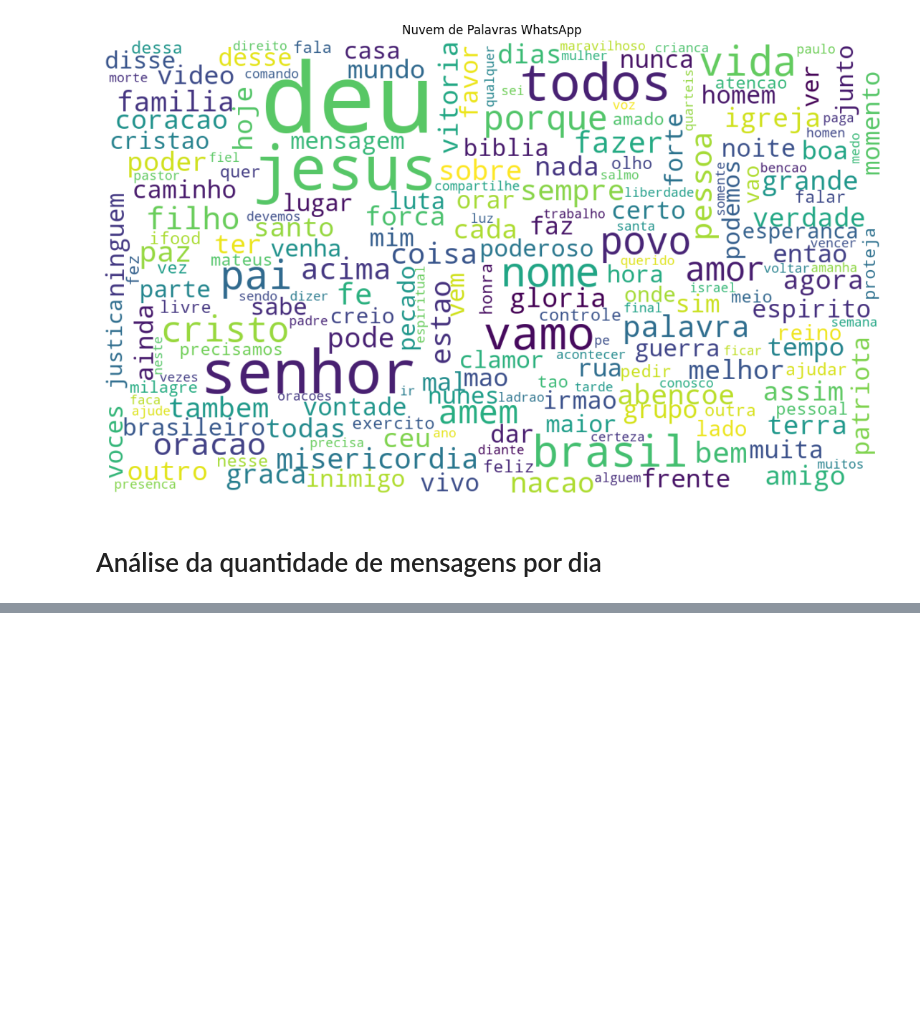
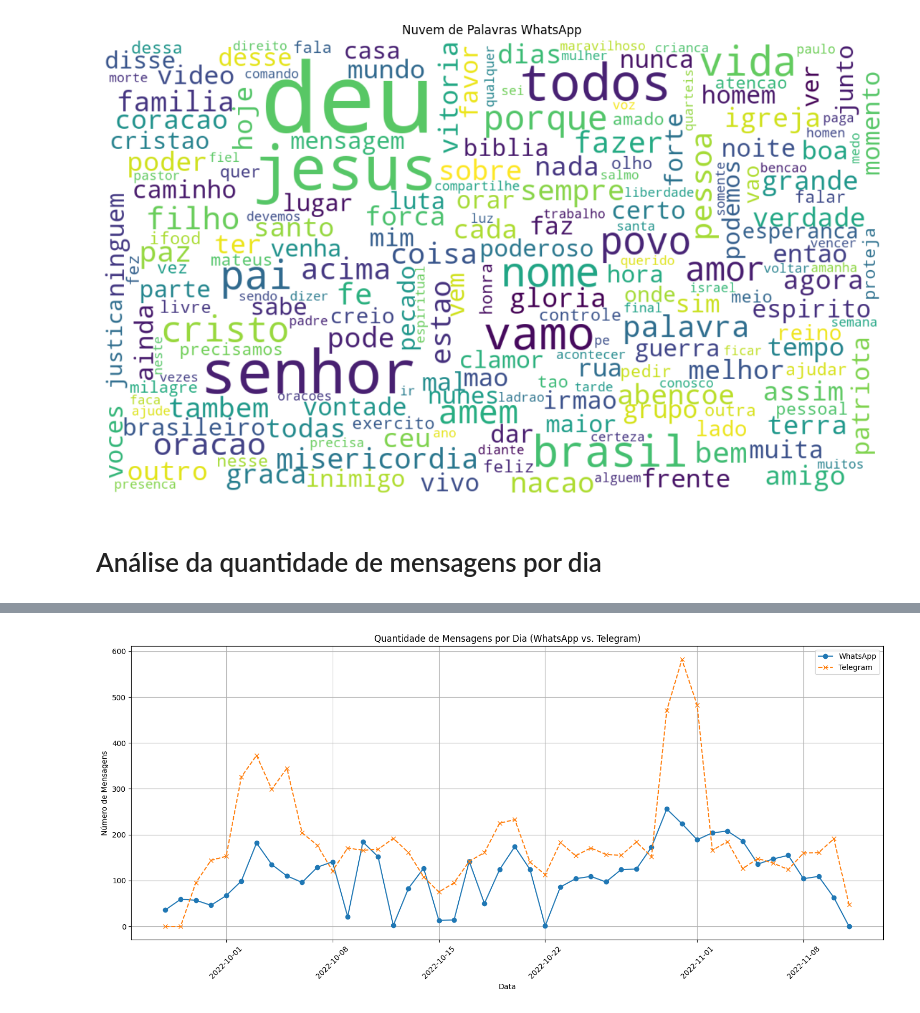
Before and after one commit to jmmfilho/fundamentalismoreligioso-whatsapp-telegram, a Jupyter notebook: notebooks/analise_dos_dados.ipynb, the cells around one changed output, grey strips where cells are left out. Cells and saved outputs as stored; diff of their text form; code cells hidden in the pictures; blank space fills up the shorter version.

```diff
--- a/notebooks/analise_dos_dados.ipynb
+++ b/notebooks/analise_dos_dados.ipynb
@@ -443,0 +399,97 @@ plt.show()
+# %%
+# =======================
+# Função auxiliar
+# =======================
+def mensagens_por_dia(df):
+    df = df.copy()
+
+    # Garantir datetime
+    df['date_message'] = pd.to_datetime(
+        df['date_message'],
+        errors='coerce'
+    )
+
+    # Contar mensagens por dia (dias sem mensagem = 0)
+    serie = (
+        df
+        .set_index('date_message')
+        .resample('D')
+        .size()
+        .fillna(0)
+    )
+
+    return serie
+
+
+# =======================
+# WhatsApp
+# =======================
+mensagens_por_dia_whatsapp = mensagens_por_dia(df_politico_whatsapp)
+
+# =======================
+# Telegram
+# =======================
+mensagens_por_dia_telegram = mensagens_por_dia(df_politico_telegram)
+
+
+# =======================
+# Alinhar intervalo temporal
+# =======================
+start_date = min(
+    mensagens_por_dia_whatsapp.index.min(),
+    mensagens_por_dia_telegram.index.min()
+)
+
+end_date = max(
+    mensagens_por_dia_whatsapp.index.max(),
+    mensagens_por_dia_telegram.index.max()
+)
+
+full_range = pd.date_range(
+    start=start_date,
+    end=end_date,
+    freq='D'
+)
+
+mensagens_por_dia_whatsapp = mensagens_por_dia_whatsapp.reindex(
+    full_range,
+    fill_value=0
+)
+
+mensagens_por_dia_telegram = mensagens_por_dia_telegram.reindex(
+    full_range,
+    fill_value=0
+)
+
+
+# =======================
+# Plot
+# =======================
+plt.figure(figsize=(15, 7))
+
+plt.plot(
+    mensagens_por_dia_whatsapp.index,
+    mensagens_por_dia_whatsapp.values,
+    label='WhatsApp',
+    marker='o',
+    linestyle='-'
+)
+
+plt.plot(
+    mensagens_por_dia_telegram.index,
+    mensagens_por_dia_telegram.values,
+    label='Telegram',
+    marker='x',
+    linestyle='--'
+)
+
+plt.title('Quantidade de Mensagens por Dia (WhatsApp vs. Telegram)')
+plt.xlabel('Data')
+plt.ylabel('Número de Mensagens')
+plt.legend()
+plt.grid(True)
+plt.xticks(rotation=45)
+plt.tight_layout()
+plt.show()
+# %% [output]
+[figure, added]
```
Also changed, not shown: parts of 10 cells of this notebook, 4 other files.
